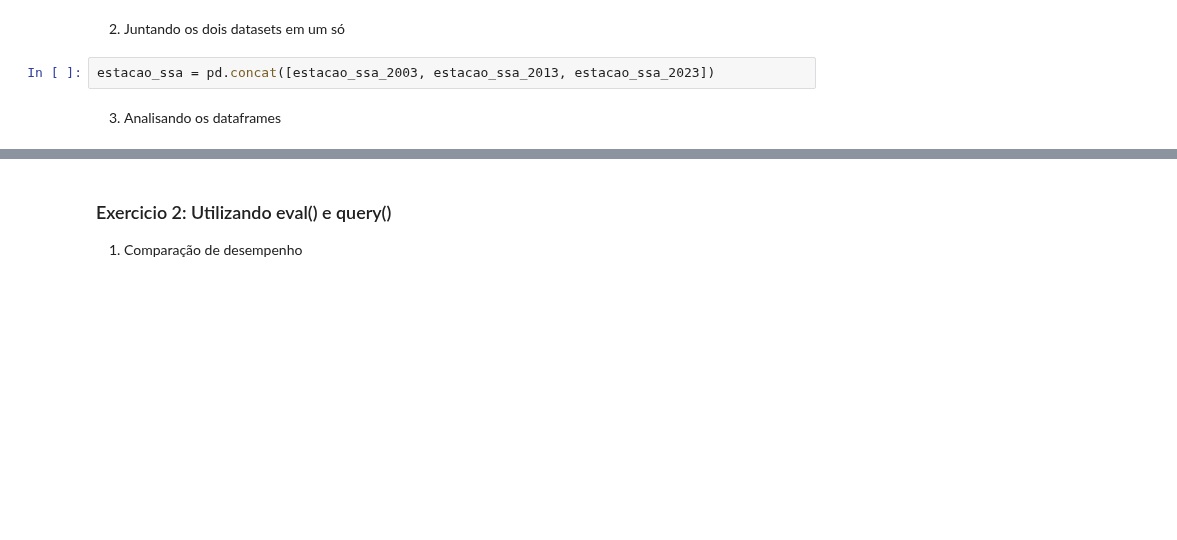
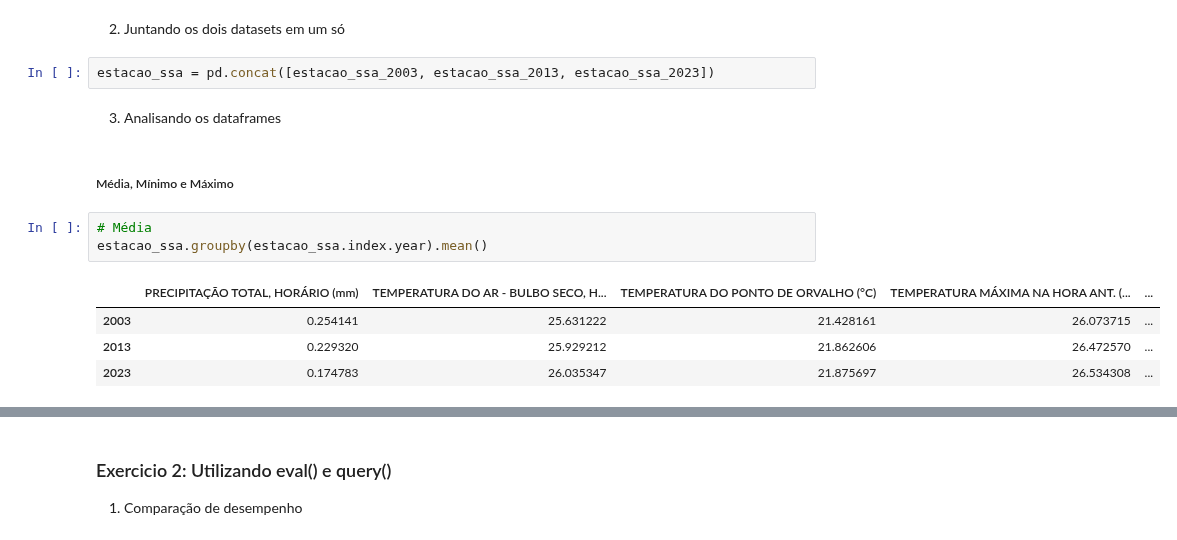
Before and after one commit to everaldina/Trilha_Python, a Jupyter notebook: PI-008.ipynb, the cells around one changed output, grey strips where cells are left out. Drawn from its saved outputs; the diff is of its cells as text; blank space fills up the shorter version.

```diff
--- a/PI-008.ipynb
+++ b/PI-008.ipynb
@@ -33,3 +33,13 @@ estacao_ssa_2023.index = estacao_ssa_2023_index
 estacao_ssa = pd.concat([estacao_ssa_2003, estacao_ssa_2013, estacao_ssa_2023])
 # %% [markdown]
 3. Analisando os dataframes
+# %% [markdown]
+##### Média, Mínimo e Máximo
+# %%
+# Média
+estacao_ssa.groupby(estacao_ssa.index.year).mean()
+# %% [output]
+|  | PRECIPITAÇÃO TOTAL, HORÁRIO (mm) | TEMPERATURA DO AR - BULBO SECO, H... | TEMPERATURA DO PONTO DE ORVALHO (°C) | TEMPERATURA MÁXIMA NA HORA ANT. (... | ... |
+| 2003 | 0.254141 | 25.631222 | 21.428161 | 26.073715 | ... |
+| 2013 | 0.229320 | 25.929212 | 21.862606 | 26.472570 | ... |
+| 2023 | 0.174783 | 26.035347 | 21.875697 | 26.534308 | ... |
```
Also changed, not shown: parts of 17 cells of this notebook.
